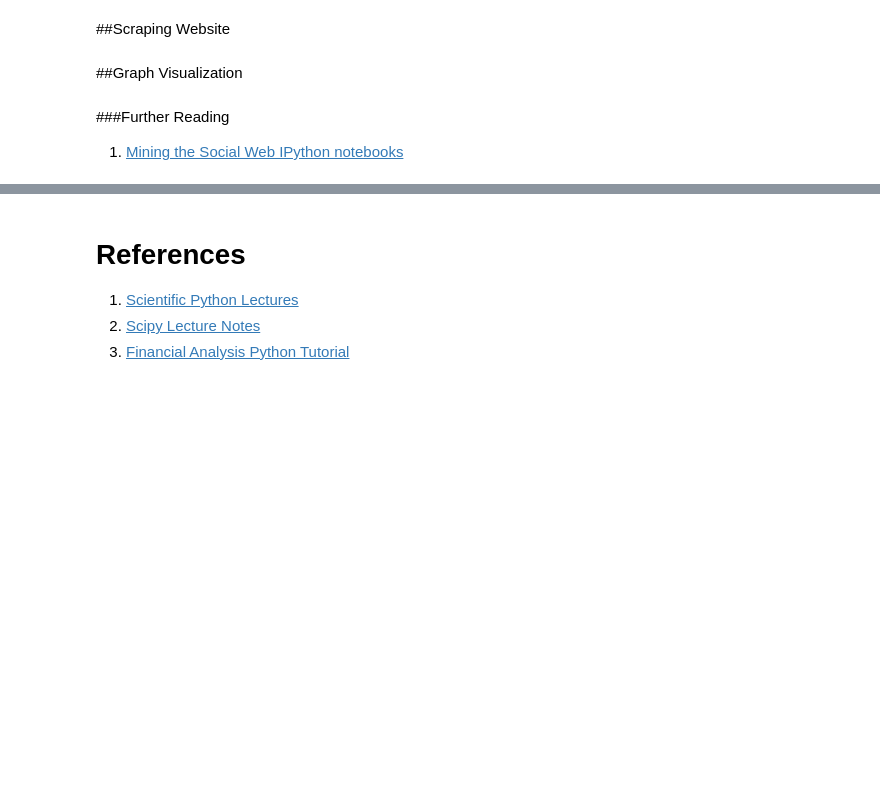
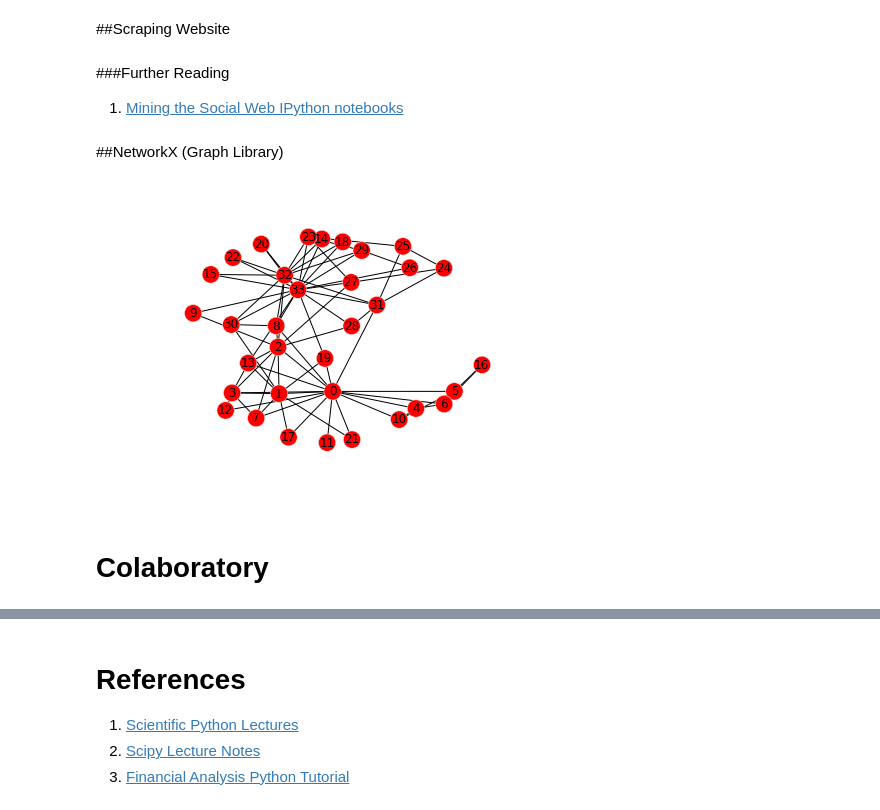
Before and after one commit to aboSamoor/data_science_course, a Jupyter notebook: ScientificPython.ipynb, the cells around one changed output, grey strips where cells are left out. Saved outputs shown, nothing was run; the diff lists cells and outputs as text; code cells hidden in the pictures; blank space fills up the shorter version.

```diff
--- a/ScientificPython.ipynb
+++ b/ScientificPython.ipynb
@@ -826,8 +979,8 @@ words = u"Stemming is funnier than a bummer says the sushi loving computer scien
 # Data Mining
 # %% [markdown]
 ##Scraping Website
-# %% [markdown]
-##Graph Visualization
 # %% [markdown]
 ###Further Reading
 1. [Mining the Social Web IPython notebooks](http://nbviewer.ipython.org/github/ptwobrussell/Mining-the-Social-Web/tree/master/)
+# %% [markdown]
+##NetworkX (Graph Library)
@@ -833,0 +989,8 @@ words = u"Stemming is funnier than a bummer says the sushi loving computer scien
+# %%
+G = nx.karate_club_graph()
+nx.draw_spring(G)
+plt.show()
+# %% [output]
+[figure, added]
+# %% [markdown]
+# Colaboratory
```
Also changed, not shown: parts of 52 cells of this notebook.
